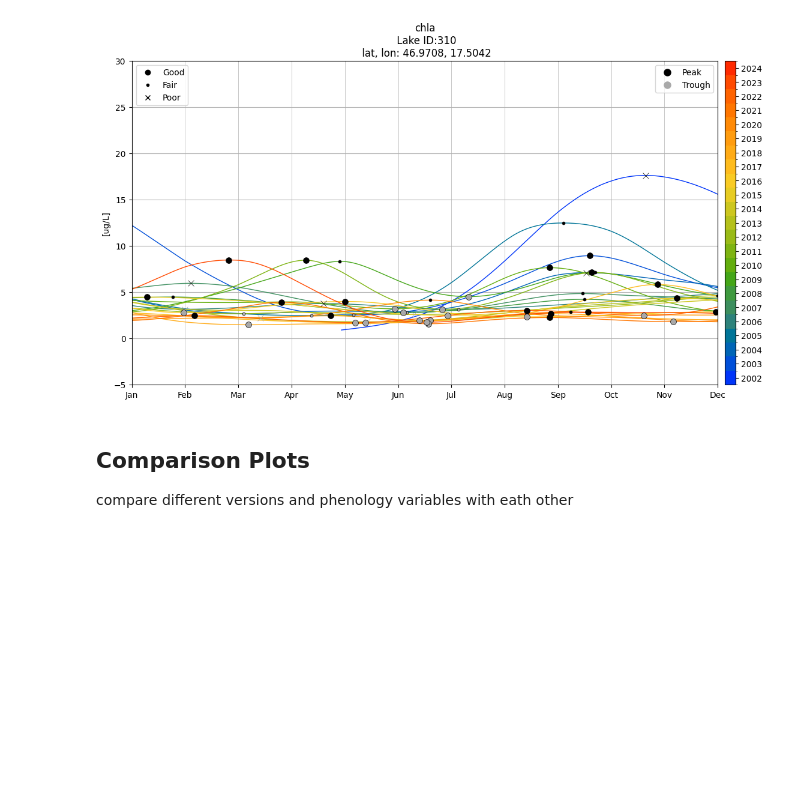
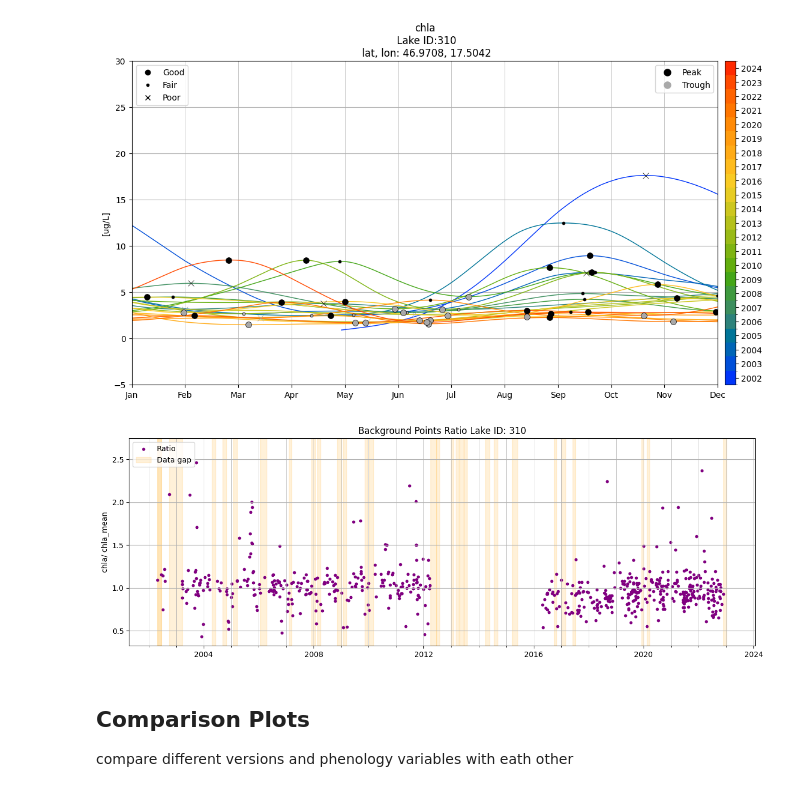
Before and after one commit to eawag-surface-waters-research/cci-cyano-production, a Jupyter notebook: notebooks/example_plotting.ipynb, the cells around one changed output. Cells and saved outputs as stored; diff of their text form; code cells hidden in the pictures; blank space fills up the shorter version.

Commit message:
added example usage of ratio plot

```diff
--- a/notebooks/example_plotting.ipynb
+++ b/notebooks/example_plotting.ipynb
@@ -122,6 +122,14 @@ ax.set_ylim(-5,30)
 # %% [output]
 (-5.0, 30.0)
 [figure]
+# %%
+# plot the ratio of non aggregated background points
+
+fig, ax = plt.subplots(1,1,figsize=(15,5))
+
+chla_v3.plot_background_ratio(chla_v2,ax,i,j,color="purple" )
+# %% [output]
+[figure, added]
 # %% [markdown]
 ## Comparison Plots
 compare different versions and phenology variables with eath other
```
